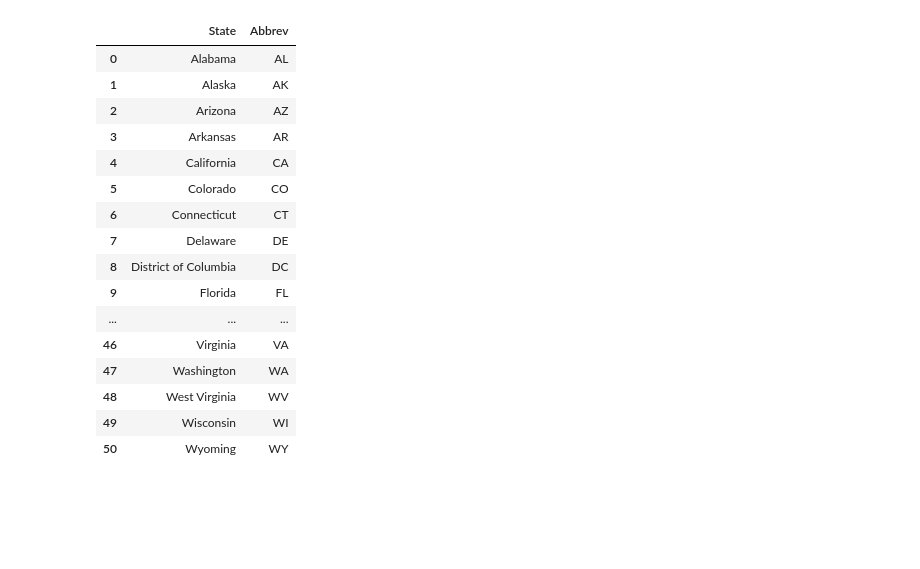
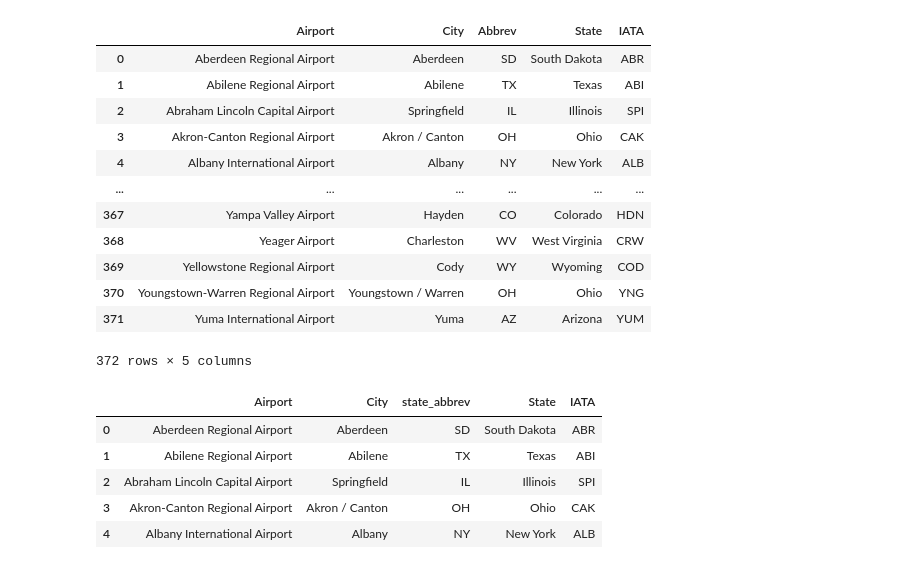
Before and after one commit to MersedehSP/Covid_Analyzer, a Jupyter notebook: Covid_Analysis_web_api.ipynb, the cells around one changed output. Cells and saved outputs as stored; diff of their text form; code cells hidden in the pictures; blank space fills up the shorter version.

```diff
--- a/Covid_Analysis_web_api.ipynb
+++ b/Covid_Analysis_web_api.ipynb
@@ -7,26 +7,32 @@ from config import api_key
 # %%
 states_abbrev_file_path = "Resources/states_abbrev.csv"
 
-states_abbrev_df = pd.read_csv(states_abbrev_file_path)
+states_abbrev_df = pd.read_csv(states_abbrev_file_path, encoding='ISO-8859-1')
 states_abbrev_df
 # %% [output]
-|  | State | Abbrev |
-| 0 | Alabama | AL |
-| 1 | Alaska | AK |
-| 2 | Arizona | AZ |
-| 3 | Arkansas | AR |
-| 4 | California | CA |
-| 5 | Colorado | CO |
-| 6 | Connecticut | CT |
-| 7 | Delaware | DE |
-| 8 | District of Columbia | DC |
-| 9 | Florida | FL |
-| ... | ... | ... |
-| 46 | Virginia | VA |
-| 47 | Washington | WA |
-| 48 | West Virginia | WV |
-| 49 | Wisconsin | WI |
-| 50 | Wyoming | WY |
+|  | Airport | City | Abbrev | State | IATA |
+| 0 | Aberdeen Regional Airport | Aberdeen | SD | South Dakota | ABR |
+| 1 | Abilene Regional Airport | Abilene | TX | Texas | ABI |
+| 2 | Abraham Lincoln Capital Airport | Springfield | IL | Illinois | SPI |
+| 3 | Akron-Canton Regional Airport | Akron / Canton | OH | Ohio | CAK |
+| 4 | Albany International Airport | Albany | NY | New York | ALB |
+| ... | ... | ... | ... | ... | ... |
+| 367 | Yampa Valley Airport | Hayden | CO | Colorado | HDN |
+| 368 | Yeager Airport | Charleston | WV | West Virginia | CRW |
+| 369 | Yellowstone Regional Airport | Cody | WY | Wyoming | COD |
+| 370 | Youngstown-Warren Regional Airport | Youngstown / Warren | OH | Ohio | YNG |
+| 371 | Yuma International Airport | Yuma | AZ | Arizona | YUM |
+372 rows × 5 columns
+# %%
+states_abbrev_df = states_abbrev_df.rename(columns = {'Abbrev': 'state_abbrev'})
+states_abbrev_df.head()
+# %% [output]
+|  | Airport | City | state_abbrev | State | IATA |
+| 0 | Aberdeen Regional Airport | Aberdeen | SD | South Dakota | ABR |
+| 1 | Abilene Regional Airport | Abilene | TX | Texas | ABI |
+| 2 | Abraham Lincoln Capital Airport | Springfield | IL | Illinois | SPI |
+| 3 | Akron-Canton Regional Airport | Akron / Canton | OH | Ohio | CAK |
+| 4 | Albany International Airport | Albany | NY | New York | ALB |
 # %%
 # API Call for covid data
 covid_base_url = "https://api.covidtracking.com/v1/states/daily.json"
```
Also changed, not shown: parts of 7 cells of this notebook.
